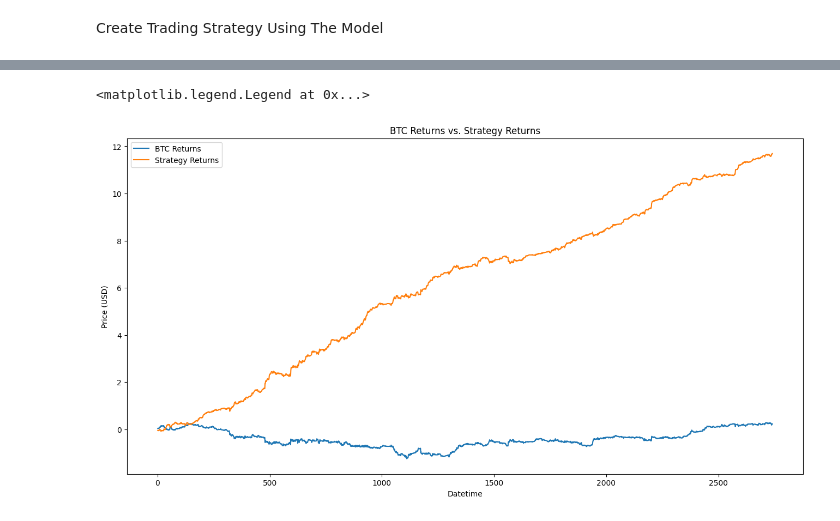
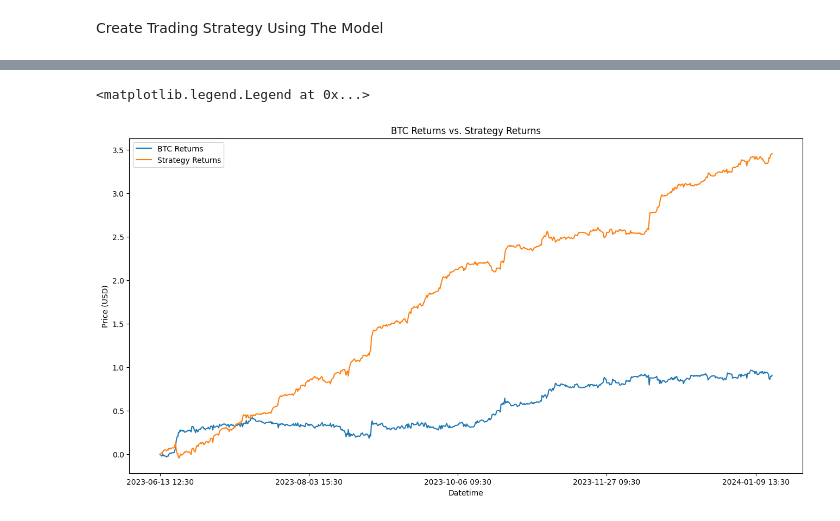
Before and after one commit to KunakornMart/DADS6003, a Jupyter notebook: ML_As2_6610422020.ipynb, the cells around one changed output, grey strips where cells are left out. Saved outputs shown, nothing was run; the diff lists cells and outputs as text; code cells hidden in the pictures.

```diff
--- a/ML_As2_6610422020.ipynb
+++ b/ML_As2_6610422020.ipynb
@@ -455,8 +442,8 @@ df_trade['BTC_Returns'] = BTC_Returns
 Startegy_returns = df_trade['BTC_Returns']* df_trade['Predicted_Signal'].shift(1)
 df_trade['Startegy_returns'] = Startegy_returns
 
-Cumulative_BTC_returns = np.cumsum(df_trade['BTC_Returns'])
-Cumulative_Strategy_returns = np.cumsum(df_trade['Startegy_returns'])
+Cumulative_BTC_returns = np.cumsum(df_trade[split:]['BTC_Returns'])
+Cumulative_Strategy_returns = np.cumsum(df_trade[split:]['Startegy_returns'])
 
 #Visualization
 fig_cum = go.Figure()
@@ -467,19 +454,19 @@ fig_cum.update_layout(title=dict(text='BTC Returns vs. Strategy Returns', x=0.5,
 [interactive output not drawn]
 # %%
 #Plot Trading Strategy โดยใช้ Matplotlib
-
-df_trades = df_trade
-df_trades.set_index(['Datetime'])
+df_trades = pd.DataFrame()
 df_trades['Cum_BTC'] = Cumulative_BTC_returns
 df_trades['Cum_Stg'] = Cumulative_Strategy_returns
+df_trades['Datetime'] = df_trade['Datetime']
+df_trades.set_index(['Datetime'],inplace=True)
 
 plt.figure(figsize=(16, 8))
 df_trades['Cum_BTC'].plot(label='BTC Returns')
 df_trades['Cum_Stg'].plot(label='Strategy Returns')
 plt.title('BTC Returns vs. Strategy Returns')
 plt.xlabel('Datetime')
 plt.ylabel('Price (USD)')
 plt.legend()
 # %% [output]
 <matplotlib.legend.Legend at 0x...>
-[figure, old version]
+[figure, new version]
```
Also changed, not shown: parts of 5 cells of this notebook.
